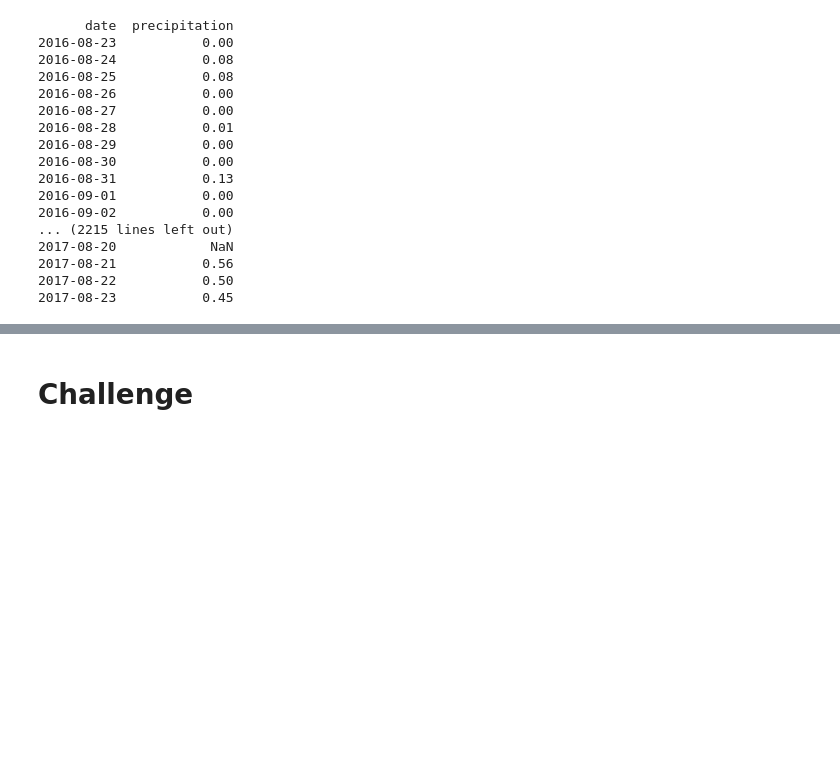
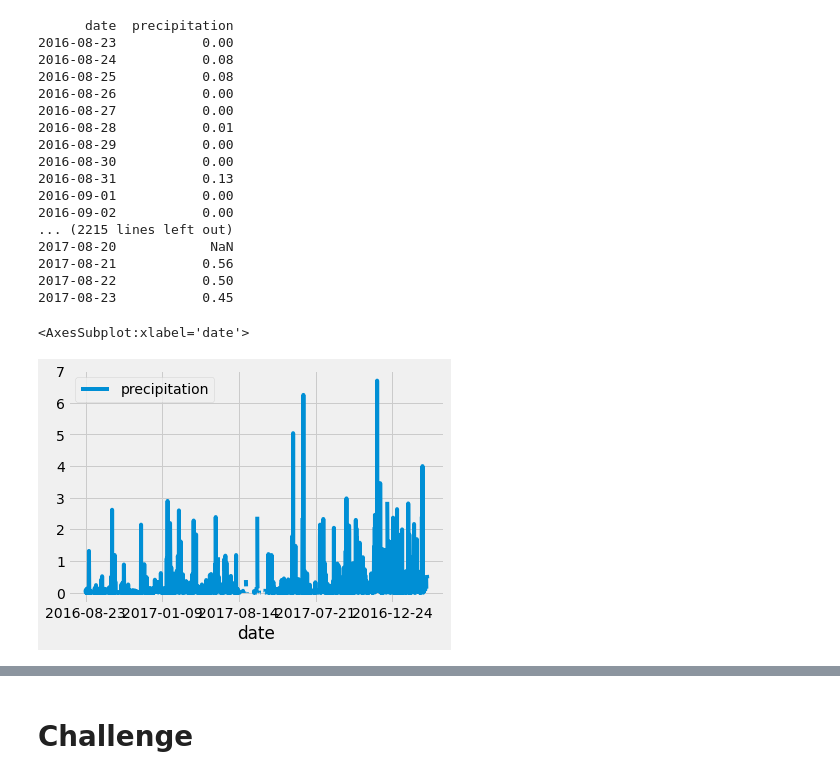
Before and after one commit to wolfi584/surfs_up, a Jupyter notebook: climate_analysis.ipynb, the cells around one changed output, grey strips where cells are left out. Saved outputs shown, nothing was run; the diff lists cells and outputs as text; code cells hidden in the pictures; blank space fills up the shorter version.

```diff
--- a/climate_analysis.ipynb
+++ b/climate_analysis.ipynb
@@ -82,5 +82,9 @@ print(df.to_string(index=False))
 2017-08-23           0.45
 # %%
 # Use Pandas Plotting with Matplotlib to plot the data
+df.plot()
+# %% [output]
+<AxesSubplot:xlabel='date'>
+[figure, added]
 # %%
 # Use Pandas to calcualte the summary statistics for the precipitation data
```
Also changed, not shown: parts of 7 cells of this notebook.
